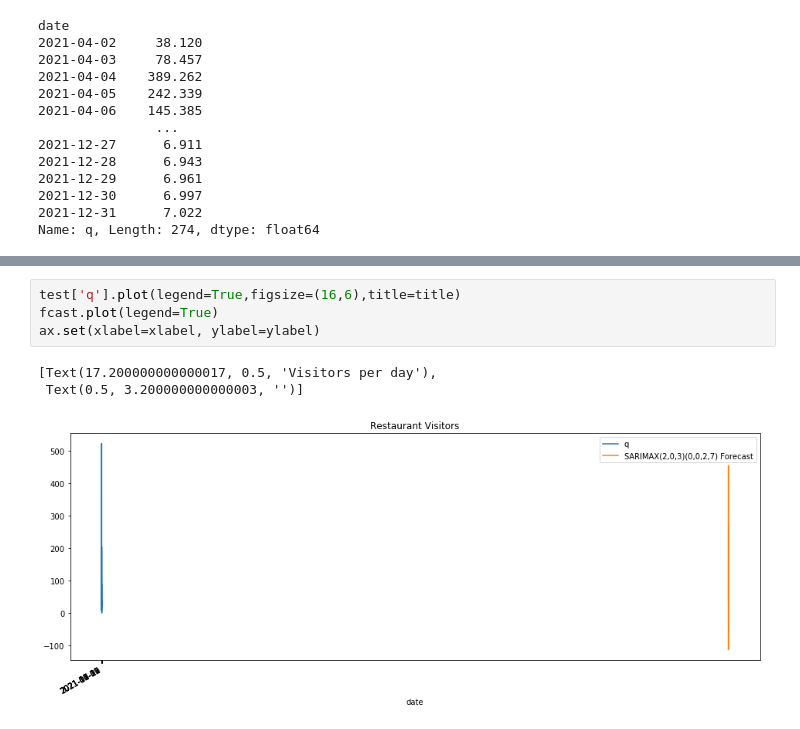
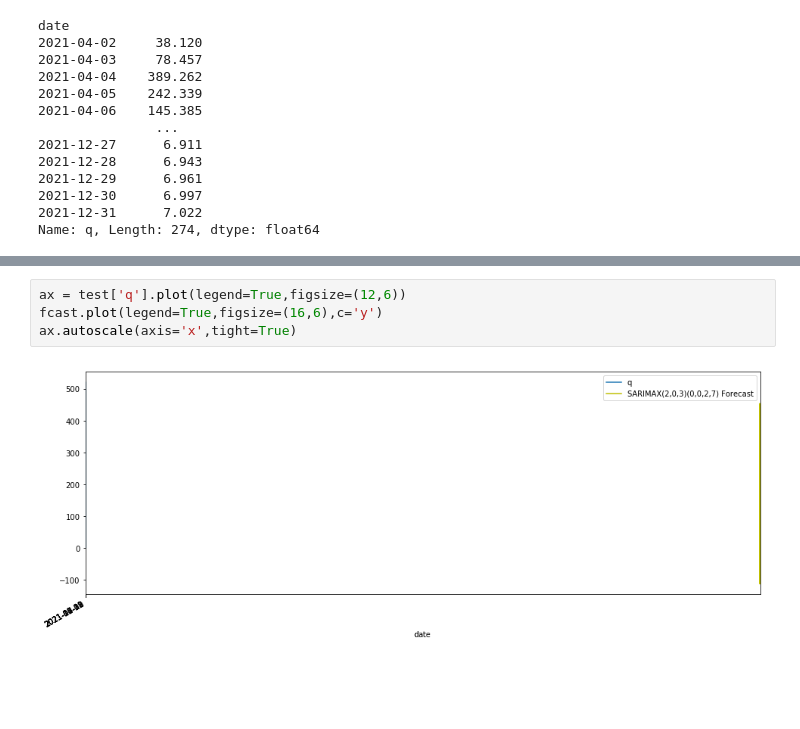
Before and after one commit to cocobyun/timeseries, a Jupyter notebook: arimax.ipynb, the cells around one changed output, grey strips where cells are left out. Drawn from its saved outputs; the diff is of its cells as text; blank space fills up the shorter version.

```diff
--- a/arimax.ipynb
+++ b/arimax.ipynb
@@ -327,8 +226,6 @@ test['q'].plot(legend=True,figsize=(16,6),title=title)
-# %%
-test['q'].plot(legend=True,figsize=(16,6),title=title)
-fcast.plot(legend=True)
-ax.set(xlabel=xlabel, ylabel=ylabel)
-# %% [output]
-[Text(17.200000000000017, 0.5, 'Visitors per day'),
- Text(0.5, 3.200000000000003, '')]
-[figure, removed]
+# %%
+ax = test['q'].plot(legend=True,figsize=(12,6))
+fcast.plot(legend=True,figsize=(16,6),c='y')
+ax.autoscale(axis='x',tight=True)
+# %% [output]
+[figure, added]
```
Also changed, not shown: parts of 21 cells of this notebook, 1 other file.
